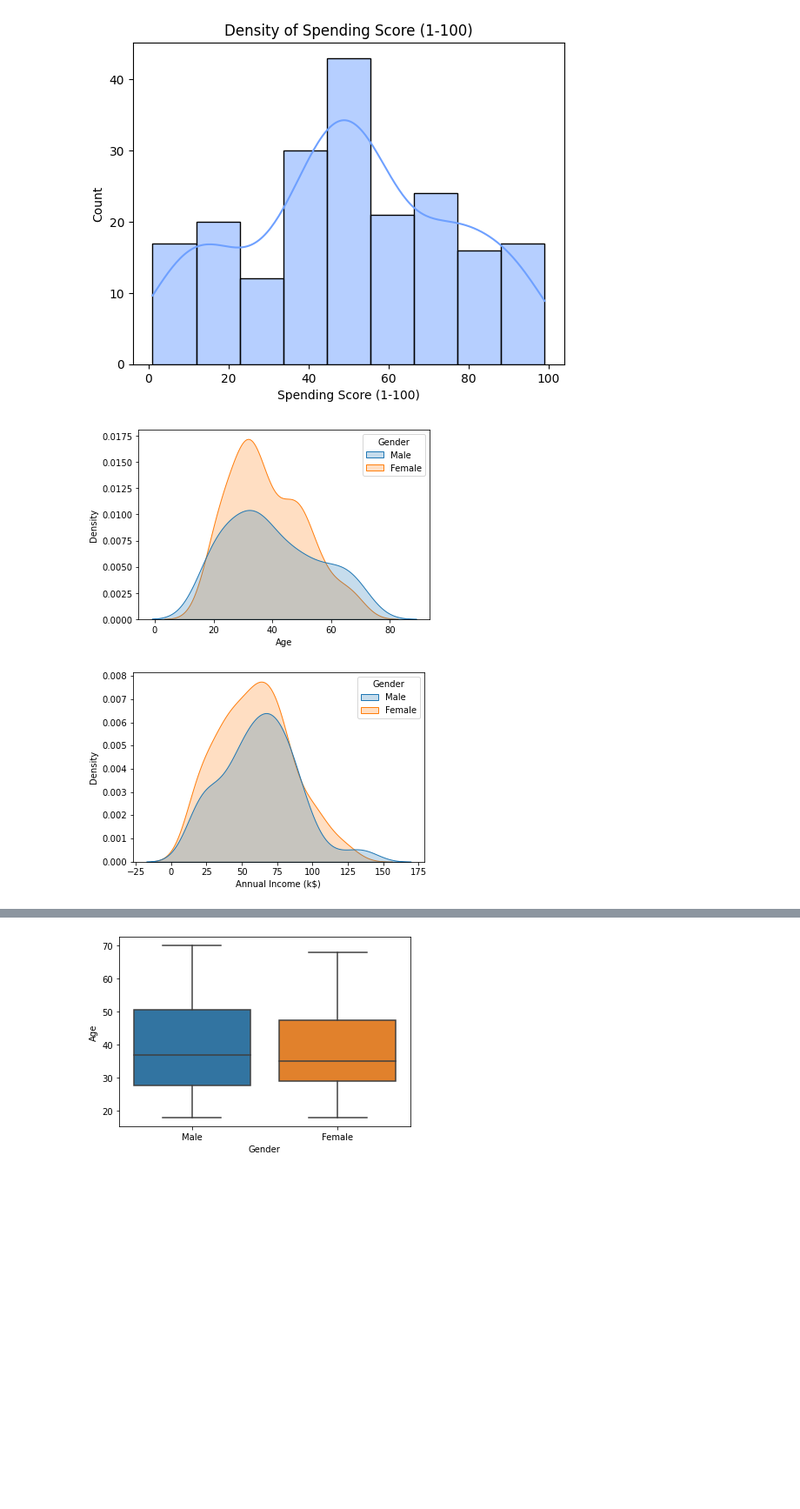
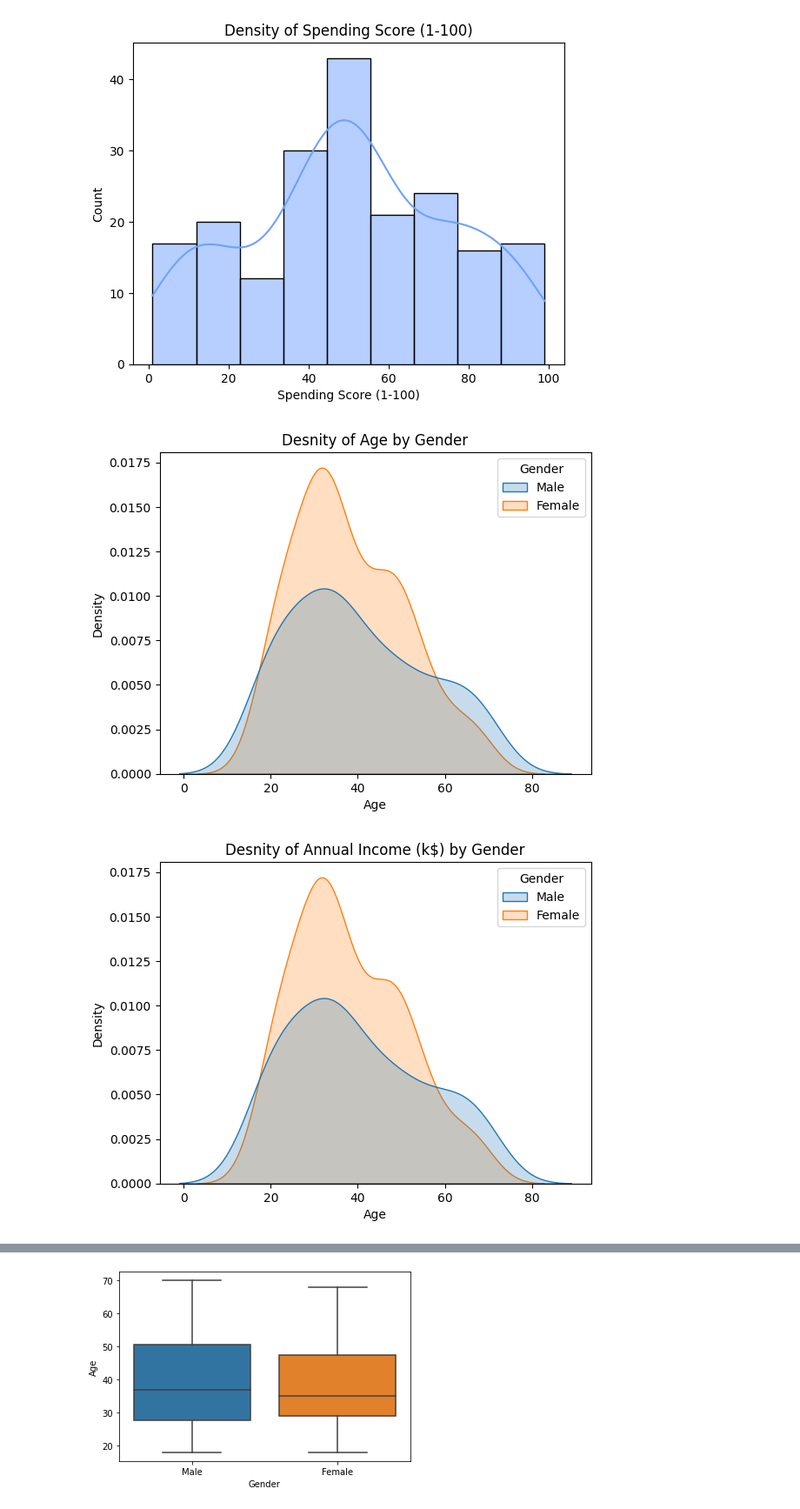
Before and after one commit to lreed2450/KMeans, a Jupyter notebook: Clustering with KMeans.ipynb, the cells around one changed output, grey strips where cells are left out. Shown: that part at 87% size. Cells and saved outputs as stored; diff of their text form; code cells hidden in the pictures; blank space fills up the shorter version.

```diff
--- a/Clustering with KMeans.ipynb
+++ b/Clustering with KMeans.ipynb
@@ -62,8 +62,8 @@ for col in columns:
 # %%
 columns = ['Age', 'Annual Income (k$)', 'Spending Score (1-100)' ]
 for col in columns:
     plt.figure()
-    sns.kdeplot(df[col], hue=df['Gender'], shade=True)
+    sns.kdeplot(df.reset_index(drop=True), x=df['Age'], hue='Gender', fill=True).set(title=f'Desnity of {col} by Gender')
 # %% [output]
-[figure, old version]
+[figure, new version]
-[figure, old version]
+[figure, new version]
```
Also changed, not shown: parts of 3 cells of this notebook.
